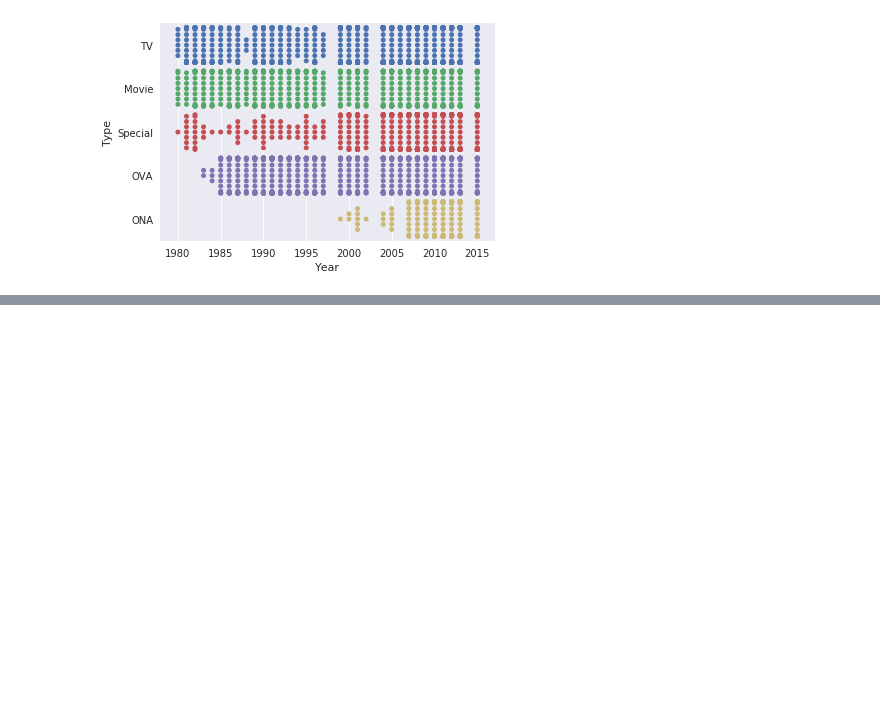
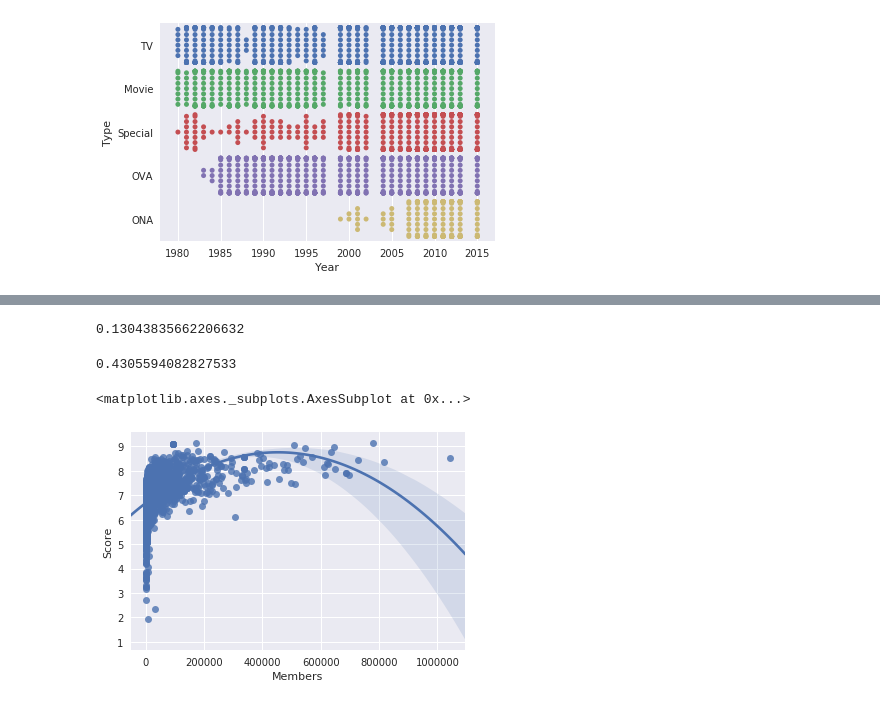
Before and after one commit to CalebWelch/anime_scores, a Jupyter notebook: random analysis.ipynb, the cells around one changed output, grey strips where cells are left out. Saved outputs shown, nothing was run; the diff lists cells and outputs as text; code cells hidden in the pictures; blank space fills up the shorter version.

```diff
--- a/random analysis.ipynb
+++ b/random analysis.ipynb
@@ -76,0 +73,15 @@ SyntaxError: invalid syntax (<ipython-input-23-048c77b0a027>, line 1)
+# %%
+df.Year.corr(df.Score)
+# %% [output]
+0.13043835662206632
+# %%
+df.Members = df.Members.apply(lambda x: float(x.replace(',','')) )
+# %%
+df.Score.corr(df.Members)
+# %% [output]
+0.4305594082827533
+# %%
+sb.regplot(df.Members,df.Score,order=2)
+# %% [output]
+<matplotlib.axes._subplots.AxesSubplot at 0x...>
+[figure, added]
```
Also changed, not shown: parts of 10 cells of this notebook.
